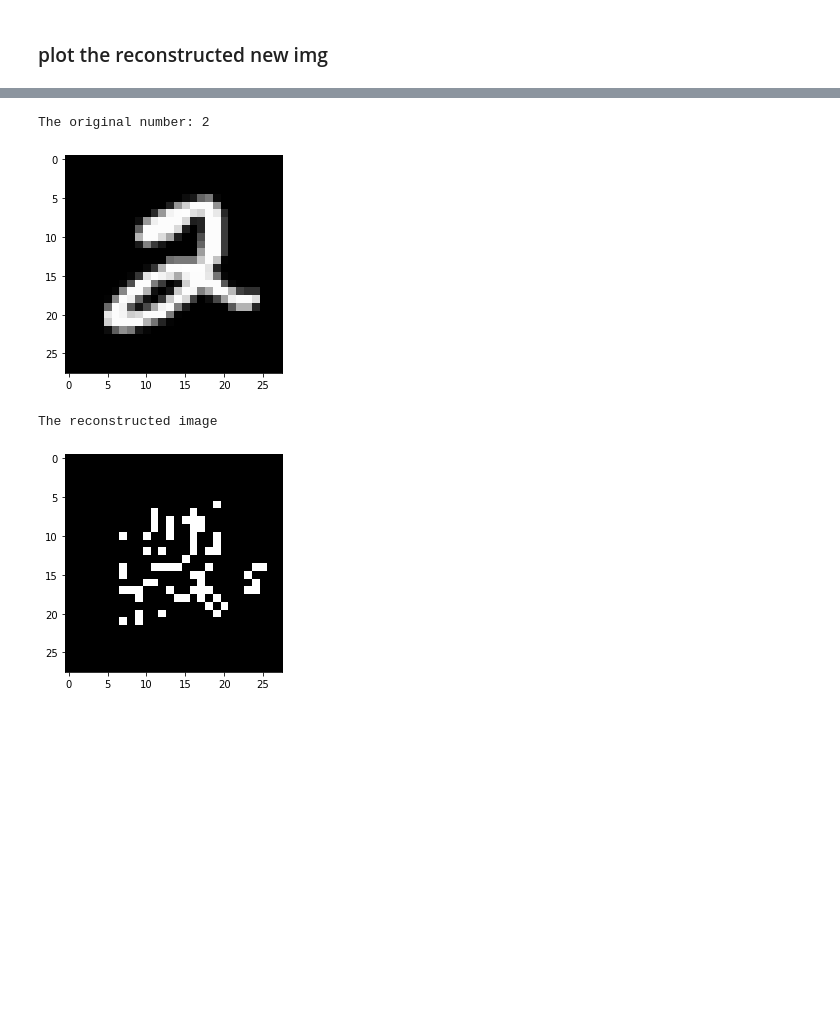
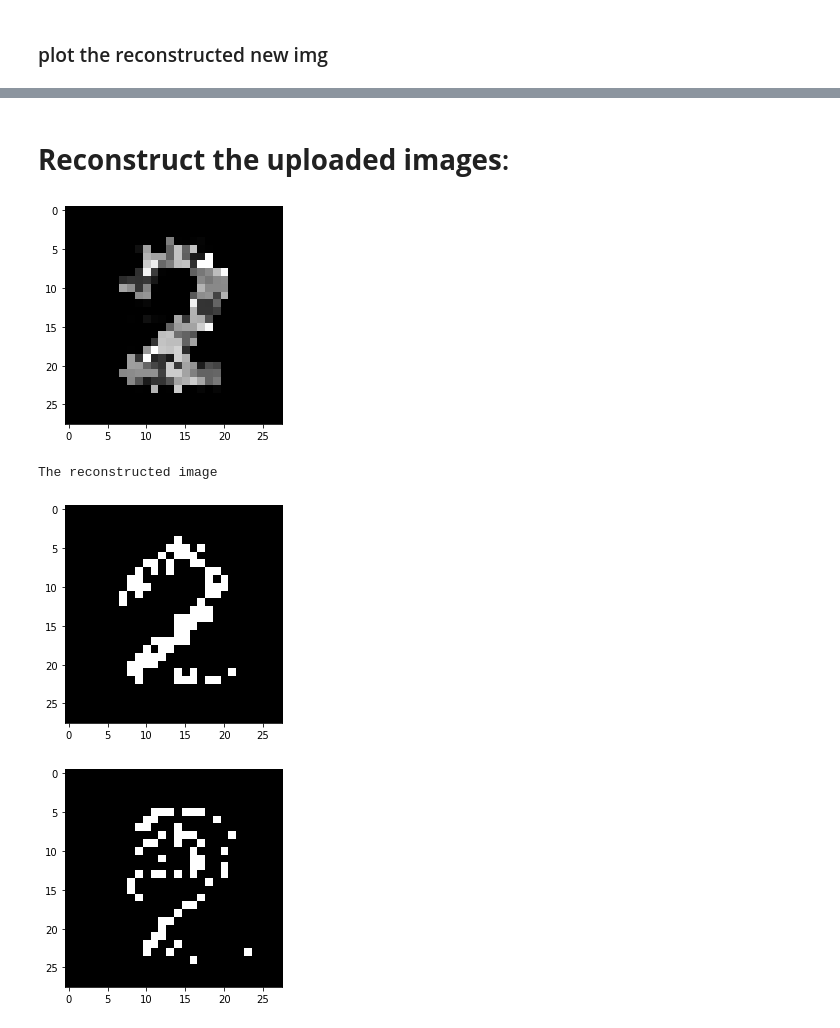
Before and after one commit to lilanpei/Restricted-Boltzmann-Machine-and-Deep-Belief-Network-on-MINIST, a Jupyter notebook: RBM&DBN_on_MNIST.ipynb, the cells around one changed output, grey strips where cells are left out. Saved outputs shown, nothing was run; the diff lists cells and outputs as text; code cells hidden in the pictures; blank space fills up the shorter version.

```diff
--- a/RBM&DBN_on_MNIST.ipynb
+++ b/RBM&DBN_on_MNIST.ipynb
@@ -819,12 +838,0 @@ Text(0.5, 1.0, 'Ground Truth: 2 but Prediction: 2')
-# %%
-number = 2 #A number between 0 and 10.
-
-particular_mnist = []
-
-limit = tr_dataset.train_data.shape[0]
-
-for i in range(limit):
-    if(tr_dataset.train_labels[i] == number):
-        particular_mnist.append(tr_dataset.train_data[i].numpy())
-
-len(particular_mnist)
@@ -836,3 +838,0 @@ train_label = torch.stack([torch.Tensor(number) for i in range(len(particular_mn
-# %%
-dbn_p = DBN()
-dbn_p.train(train_data,train_label)
@@ -857,18 +911,29 @@ Epoch Error (epoch=20): 43395.3750
+# %% [markdown]
+# **Reconstruct the uploaded images**:
+# %%
+imgdir = "/content/drive/MyDrive/test_images"
+ts_dataset1 = datasets.ImageFolder(imgdir, transform= transforms.Compose(
+        [transforms.ToTensor(), transforms.Grayscale(num_output_channels=1), transforms.Resize([28,28])]))
+ts_loader1 = torch.utils.data.DataLoader(ts_dataset1, batch_size=1)
+
+examples1 = enumerate(ts_loader1)
+batch_idx1, (example_data1, example_targets1) = next(examples1)
+img = example_data1[0][0]
+img = 1 - img
 # %%
-idx = 5
-img = tr_dataset.train_data[idx]
-transform = transforms.Compose([transforms.ToPILImage(), transforms.ToTensor()])
-_,reconstructed_img= dbn_p.reconstruct(transform(img).view(1,-1))
-
-reconstructed_img = reconstructed_img.view((28,28))
-print("The original number: {}".format(tr_dataset.train_labels[idx]))
+_,reconstructed_img_rbm= dbn.rbm_layers[0].h2v(dbn.rbm_layers[0].v2h(img.view(-1, VISIBLE_UNITS))[0])
+_,reconstructed_img_dbn= dbn_p.reconstruct(img.view(1,-1))
+reconstructed_img_rbm = reconstructed_img_rbm.view((28,28))
+reconstructed_img_dbn = reconstructed_img_dbn.view((28,28))
 plt.imshow(img , cmap = 'gray')
 plt.show()
 print("The reconstructed image")
-plt.imshow(reconstructed_img , cmap = 'gray')
+plt.imshow(reconstructed_img_rbm , cmap = 'gray')
 plt.show()
+plt.imshow(reconstructed_img_dbn , cmap = 'gray')
+plt.show()
 # %% [output]
+[figure, new version]
-The original number: 2
+The reconstructed image
-[figure, old version]
-The reconstructed image
-[figure, old version]
+[figure, new version]
+[figure, added]
```
Also changed, not shown: parts of 41 cells of this notebook, 22 other files.
